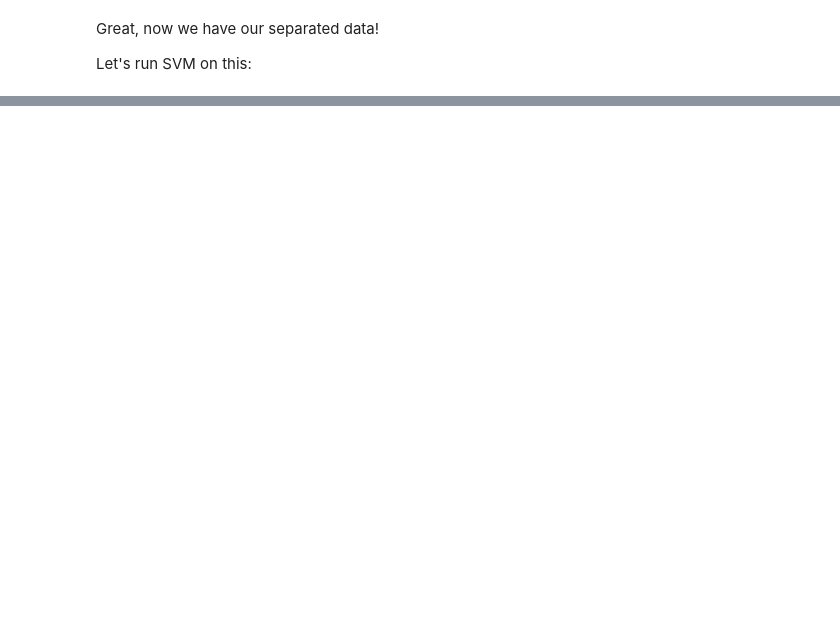
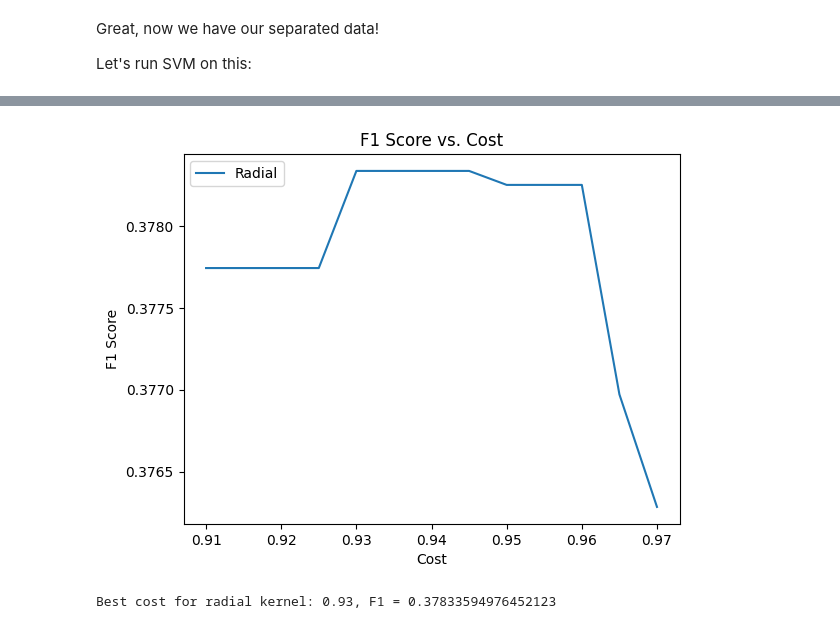
Before and after one commit to peterlecavalier/csci5622_film_project, a Jupyter notebook: svm.ipynb, the cells around one changed output, grey strips where cells are left out. Drawn from its saved outputs; the diff is of its cells as text; code cells hidden in the pictures; blank space fills up the shorter version.

```diff
--- a/svm.ipynb
+++ b/svm.ipynb
@@ -193 +184,38 @@ Best cost for radial kernel: 47.0, F1 = 0.834419817470665
+# %%
+# Lists of f1 scores
+new_radial_f1s = []
+
+# Range of costs to iterate over
+costs = np.arange(0.91, 0.975, 0.005)
+
+# Loop through a bunch of costs to determine the best one for each kernel
+for cost in tqdm(costs):
+    # Set up the SVMs - note the "balanced" class_weight parameter to alleviate issues with class imbalance.
+    SVM_radial = SVC(C=cost, kernel='rbf', class_weight='balanced')
+
+    # Fit each to the train data
+    SVM_radial.fit(x_train, y_train)
+
+    # Predict each on the test data
+    pred_radial = SVM_radial.predict(x_test)
+
+    # Calculate the F1 for radial
+    radial_f1 = f1_score(y_test, pred_radial)
+
+    # Append to arrays
+    new_radial_f1s.append(radial_f1)
+
+plt.figure()
+plt.plot(costs, new_radial_f1s, label='Radial')
+plt.legend()
+plt.xlabel('Cost')
+plt.ylabel('F1 Score')
+plt.title('F1 Score vs. Cost')
+plt.savefig('./imgs/svm_ims/cost_comparison_radial.png')
+plt.show()
+
+print(f"Best cost for radial kernel: {costs[np.argmax(new_radial_f1s)]}, F1 = {np.max(new_radial_f1s)}")
+# %% [output]
+[figure, added]
+Best cost for radial kernel: 0.93, F1 = 0.37833594976452123
 # %% [markdown]
```
Also changed, not shown: parts of 6 cells of this notebook, 13 other files.
